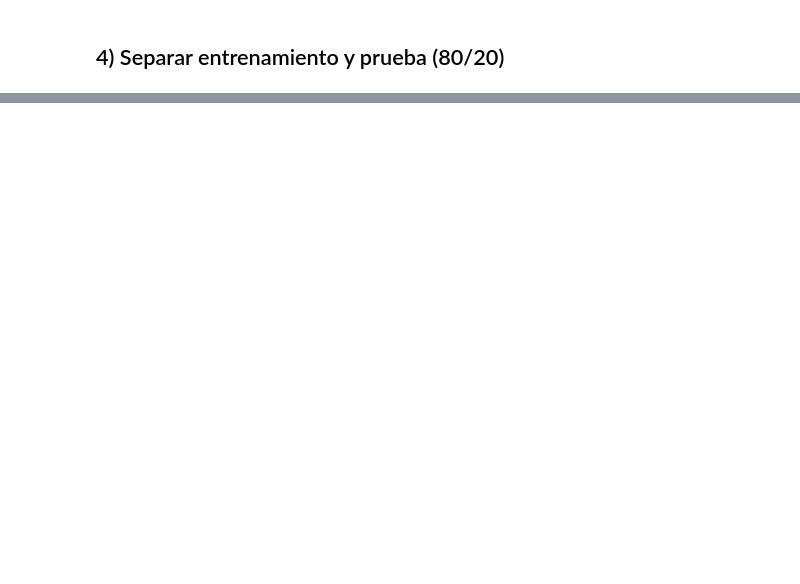
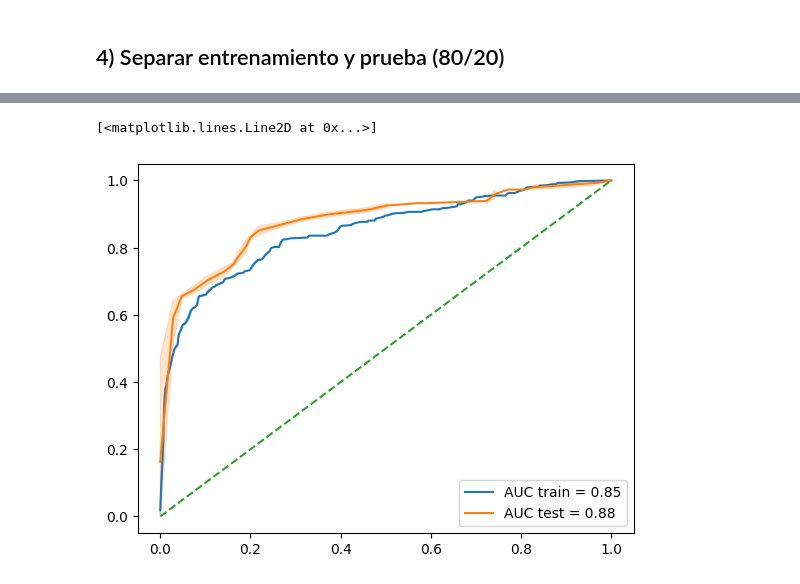
Before and after one commit to mrbungie/atdf105_2025s2, a Jupyter notebook: Python/2_tutoriales_completos/5_aprendizaje_supervisado/clasificacion/2_regresion_logistica.ipynb, the cells around one changed output, grey strips where cells are left out. Saved outputs shown, nothing was run; the diff lists cells and outputs as text; code cells hidden in the pictures; blank space fills up the shorter version.

```diff
--- a/Python/2_tutoriales_completos/5_aprendizaje_supervisado/clasificacion/2_regresion_logistica.ipynb
+++ b/Python/2_tutoriales_completos/5_aprendizaje_supervisado/clasificacion/2_regresion_logistica.ipynb
@@ -315,0 +127,4 @@ resumen_metricas
+# %%
+random_state = 42 # Esta semilla asegura que los resultados sean reproducibles
+
+X_train, X_test, y_train, y_test = train_test_split(X, y, test_size=0.2, random_state=random_state)
@@ -315,0 +167,3 @@ resumen_metricas
+# %%
+# Ajustar modelo
+pipeline.fit(X_train, y_train)
@@ -315,0 +214,8 @@ resumen_metricas
+# %%
+# Prediccion entrenamiento
+y_train_pred = pipeline.predict_proba(X_train)[:, 1]  # Probabilidad de la clase positiva
+y_train_pred_class = y_train_pred >= umbral  # Convertir a clase binaria usando un umbral basado en la media de la variable dependiente
+# %%
+# Prediccion prueba
+y_test_pred = pipeline.predict_proba(X_test)[:, 1]  # Probabilidad de la clase positiva
+y_test_pred_class = y_test_pred >= umbral  # Convertir a clase binaria usando un umbral basado en la media de la variable dependiente
@@ -315,0 +292,11 @@ resumen_metricas
+# %%
+train_roc_fpr, train_roc_tpr, train_roc_thresholds = roc_curve(y_train, y_train_pred)
+test_roc_fpr, test_roc_tpr, test_roc_thresholds = roc_curve(y_test, y_test_pred)
+
+plt.figure()
+sns.lineplot(x=train_roc_fpr, y=train_roc_tpr, label=f"AUC train = {train_auroc:.2f}")
+sns.lineplot(x=test_roc_fpr, y=test_roc_tpr, label=f"AUC test = {test_auroc:.2f}")
+plt.plot([0, 1], [0, 1], linestyle="--")  # random classifier
+# %% [output]
+[<matplotlib.lines.Line2D at 0x...>]
+[figure, added]
```
Also changed, not shown: parts of 70 cells of this notebook, 3 other files.
